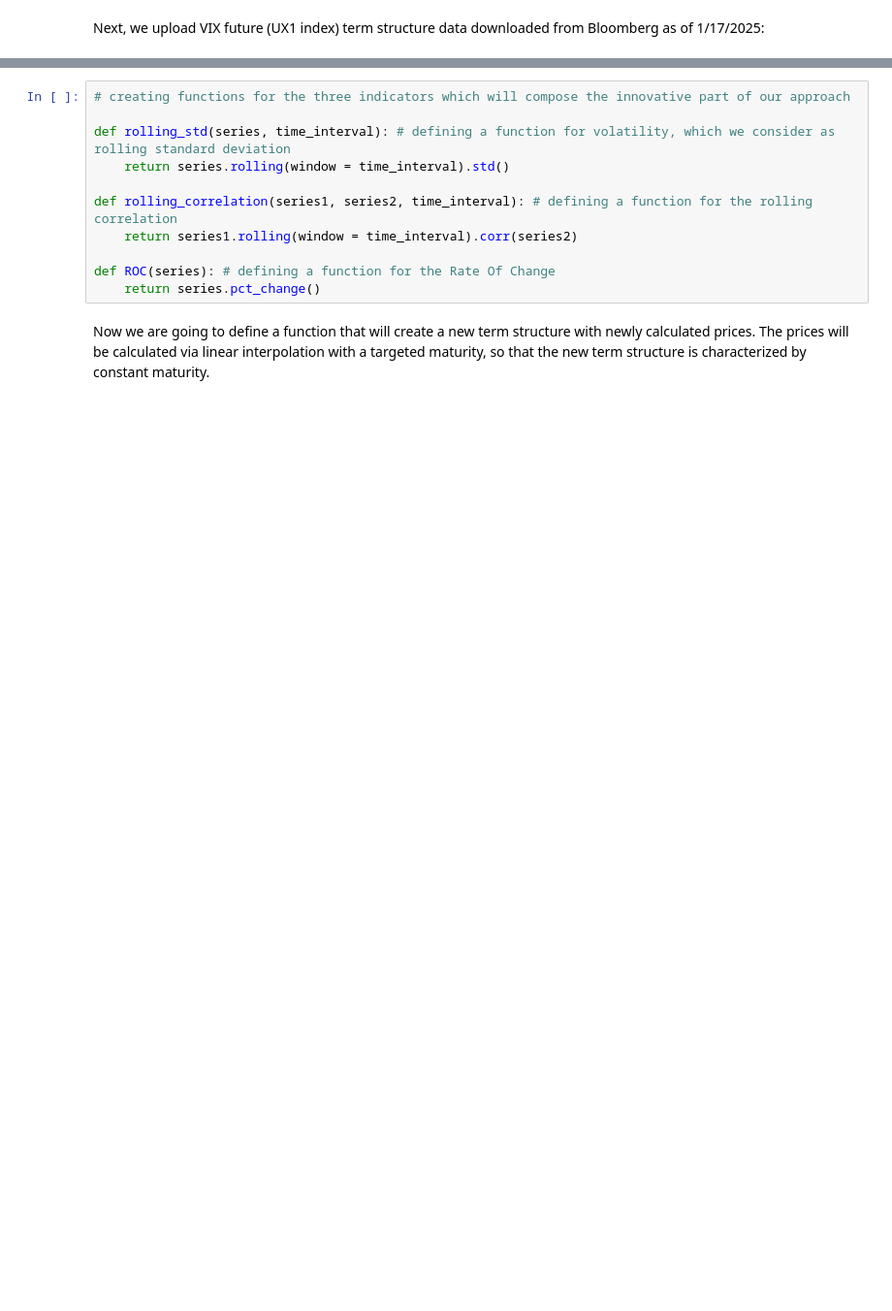
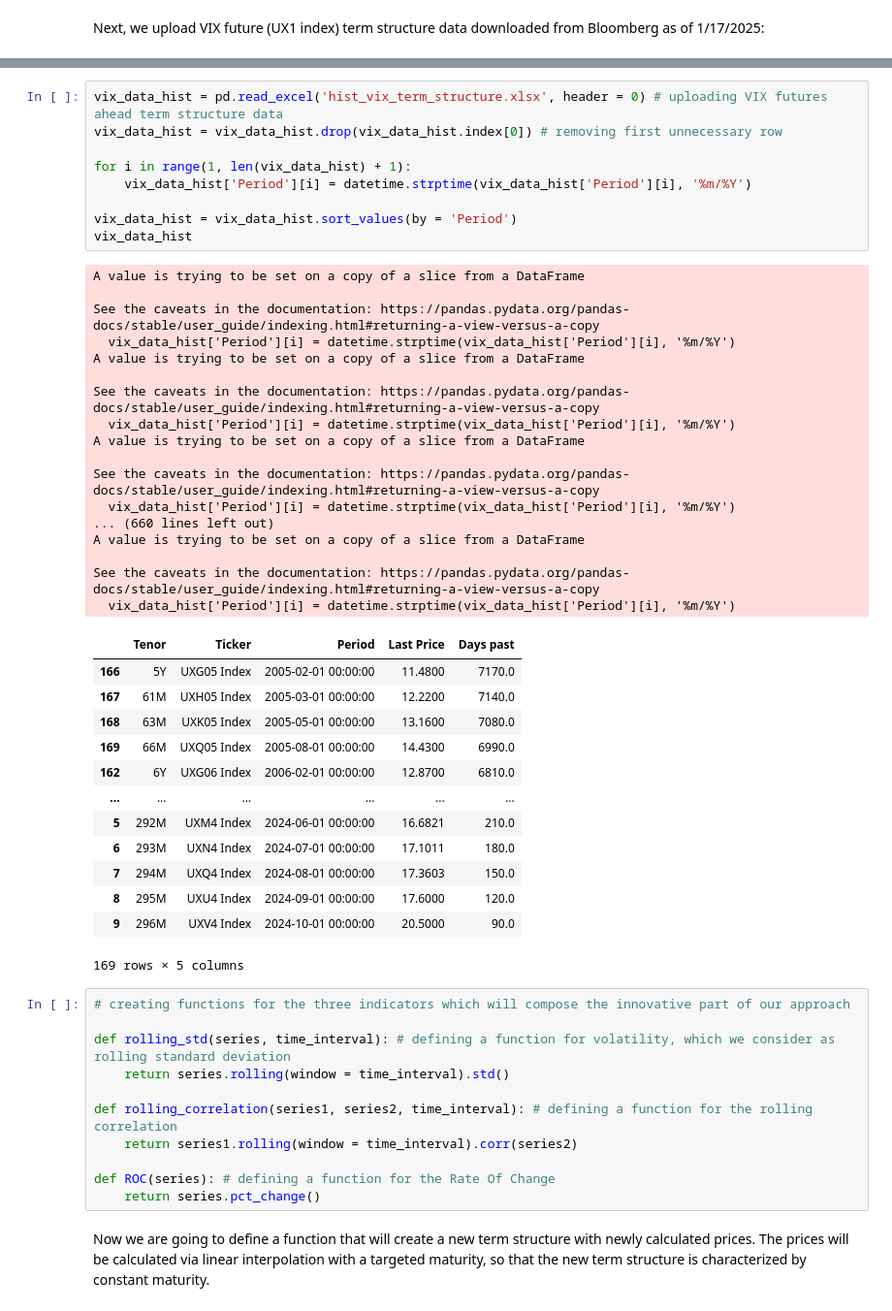
Before and after one commit to AleInc996/Capstone_WQU, a Jupyter notebook: model.ipynb, the cells around one changed output, grey strips where cells are left out. Shown at 97% size. Cells and saved outputs as stored; diff of their text form; blank space fills up the shorter version.

```diff
--- a/model.ipynb
+++ b/model.ipynb
@@ -73,3 +95,43 @@ vix_data
+# %%
+vix_data_hist = pd.read_excel('hist_vix_term_structure.xlsx', header = 0) # uploading VIX futures ahead term structure data
+vix_data_hist = vix_data_hist.drop(vix_data_hist.index[0]) # removing first unnecessary row
+
+for i in range(1, len(vix_data_hist) + 1):
+    vix_data_hist['Period'][i] = datetime.strptime(vix_data_hist['Period'][i], '%m/%Y')
+
+vix_data_hist = vix_data_hist.sort_values(by = 'Period')
+vix_data_hist
+# %% [output]
+A value is trying to be set on a copy of a slice from a DataFrame
+
+See the caveats in the documentation: https://pandas.pydata.org/pandas-docs/stable/user_guide/indexing.html#returning-a-view-versus-a-copy
+  vix_data_hist['Period'][i] = datetime.strptime(vix_data_hist['Period'][i], '%m/%Y')
+A value is trying to be set on a copy of a slice from a DataFrame
+
+See the caveats in the documentation: https://pandas.pydata.org/pandas-docs/stable/user_guide/indexing.html#returning-a-view-versus-a-copy
+  vix_data_hist['Period'][i] = datetime.strptime(vix_data_hist['Period'][i], '%m/%Y')
+A value is trying to be set on a copy of a slice from a DataFrame
+
+See the caveats in the documentation: https://pandas.pydata.org/pandas-docs/stable/user_guide/indexing.html#returning-a-view-versus-a-copy
+  vix_data_hist['Period'][i] = datetime.strptime(vix_data_hist['Period'][i], '%m/%Y')
+... (660 lines left out)
+A value is trying to be set on a copy of a slice from a DataFrame
+
+See the caveats in the documentation: https://pandas.pydata.org/pandas-docs/stable/user_guide/indexing.html#returning-a-view-versus-a-copy
+  vix_data_hist['Period'][i] = datetime.strptime(vix_data_hist['Period'][i], '%m/%Y')
+|  | Tenor | Ticker | Period | Last Price | Days past |
+| 166 | 5Y | UXG05 Index | 2005-02-01 00:00:00 | 11.4800 | 7170.0 |
+| 167 | 61M | UXH05 Index | 2005-03-01 00:00:00 | 12.2200 | 7140.0 |
+| 168 | 63M | UXK05 Index | 2005-05-01 00:00:00 | 13.1600 | 7080.0 |
+| 169 | 66M | UXQ05 Index | 2005-08-01 00:00:00 | 14.4300 | 6990.0 |
+| 162 | 6Y | UXG06 Index | 2006-02-01 00:00:00 | 12.8700 | 6810.0 |
+| ... | ... | ... | ... | ... | ... |
+| 5 | 292M | UXM4 Index | 2024-06-01 00:00:00 | 16.6821 | 210.0 |
+| 6 | 293M | UXN4 Index | 2024-07-01 00:00:00 | 17.1011 | 180.0 |
+| 7 | 294M | UXQ4 Index | 2024-08-01 00:00:00 | 17.3603 | 150.0 |
+| 8 | 295M | UXU4 Index | 2024-09-01 00:00:00 | 17.6000 | 120.0 |
+| 9 | 296M | UXV4 Index | 2024-10-01 00:00:00 | 20.5000 | 90.0 |
+169 rows × 5 columns
 # %%
 # creating functions for the three indicators which will compose the innovative part of our approach
 
```
Also changed, not shown: parts of 23 cells of this notebook.
